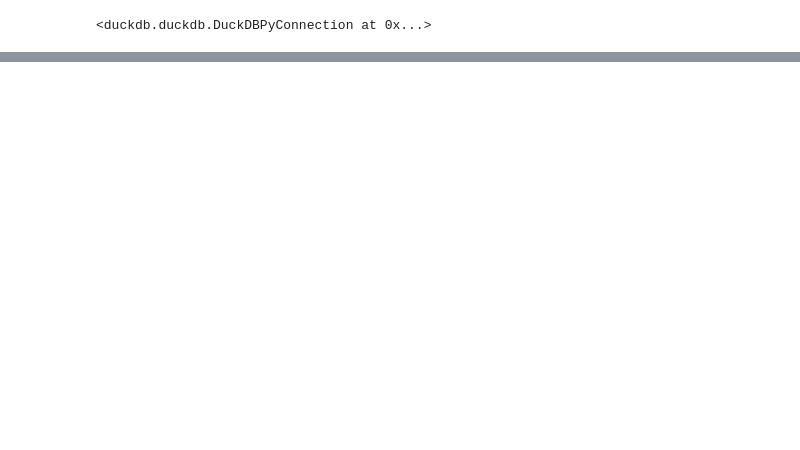
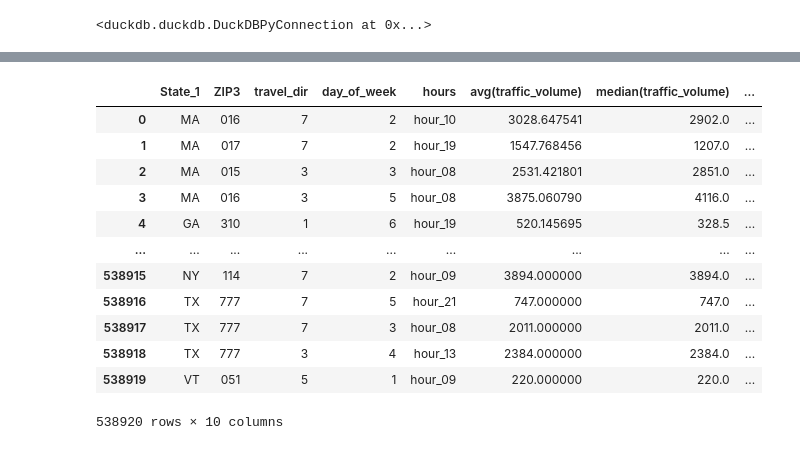
Before and after one commit to Bhavya-Budhia/TruckParking, a Jupyter notebook: cong_speed.ipynb, the cells around one changed output, grey strips where cells are left out. Saved outputs shown, nothing was run; the diff lists cells and outputs as text; code cells hidden in the pictures; blank space fills up the shorter version.

```diff
--- a/cong_speed.ipynb
+++ b/cong_speed.ipynb
@@ -631,0 +303,17 @@ plt.show()
+# %%
+df['delta'] = abs((df["avg(traffic_volume)"] - df["median(traffic_volume)"]) / df["avg(traffic_volume)"])
+df
+# %% [output]
+|  | State_1 | ZIP3 | travel_dir | day_of_week | hours | avg(traffic_volume) | median(traffic_volume) | ... |
+| 0 | MA | 016 | 7 | 2 | hour_10 | 3028.647541 | 2902.0 | ... |
+| 1 | MA | 017 | 7 | 2 | hour_19 | 1547.768456 | 1207.0 | ... |
+| 2 | MA | 015 | 3 | 3 | hour_08 | 2531.421801 | 2851.0 | ... |
+| 3 | MA | 016 | 3 | 5 | hour_08 | 3875.060790 | 4116.0 | ... |
+| 4 | GA | 310 | 1 | 6 | hour_19 | 520.145695 | 328.5 | ... |
+| ... | ... | ... | ... | ... | ... | ... | ... | ... |
+| 538915 | NY | 114 | 7 | 2 | hour_09 | 3894.000000 | 3894.0 | ... |
+| 538916 | TX | 777 | 7 | 5 | hour_21 | 747.000000 | 747.0 | ... |
+| 538917 | TX | 777 | 7 | 3 | hour_08 | 2011.000000 | 2011.0 | ... |
+| 538918 | TX | 777 | 3 | 4 | hour_13 | 2384.000000 | 2384.0 | ... |
+| 538919 | VT | 051 | 5 | 1 | hour_09 | 220.000000 | 220.0 | ... |
+538920 rows × 10 columns
```
Also changed, not shown: parts of 72 cells of this notebook, 1 other file.
